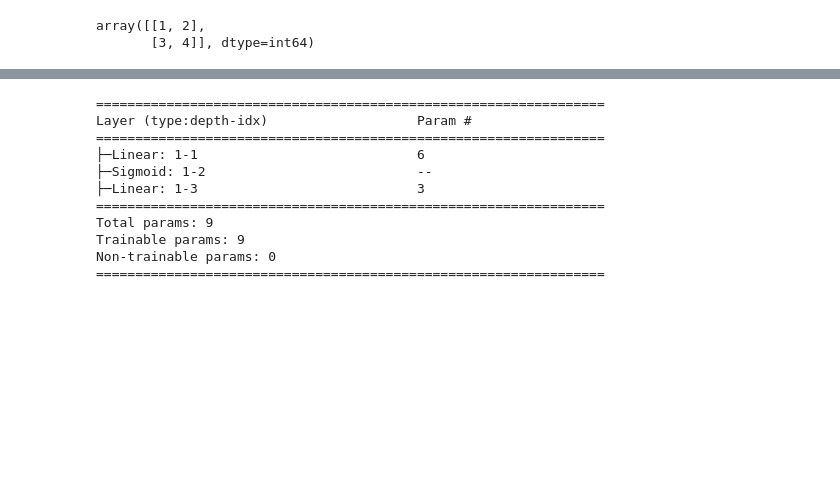
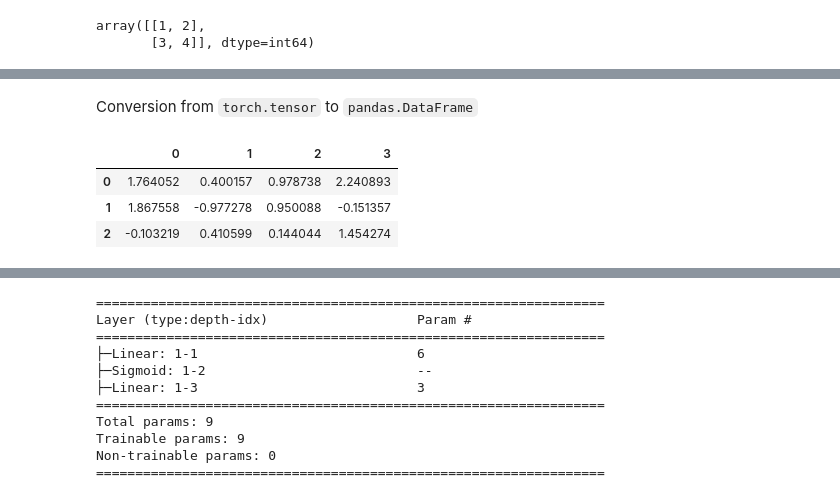
Before and after one commit to Sutton-Research-Lab/Python_workshop_2022, a Jupyter notebook: materials/Day_04/Day_04_Introduction_to_Pytorch.ipynb, the cells around one changed output, grey strips where cells are left out. Saved outputs shown, nothing was run; the diff lists cells and outputs as text; code cells hidden in the pictures; blank space fills up the shorter version.

````diff
--- a/materials/Day_04/Day_04_Introduction_to_Pytorch.ipynb
+++ b/materials/Day_04/Day_04_Introduction_to_Pytorch.ipynb
@@ -84,2 +108,11 @@ array([[1, 2],
+# %% [markdown]
+Conversion from ```torch.tensor``` to ```pandas.DataFrame```
+# %%
+pd.DataFrame(tarr.numpy())
+# %% [output]
+|  | 0 | 1 | 2 | 3 |
+| 0 | 1.764052 | 0.400157 | 0.978738 | 2.240893 |
+| 1 | 1.867558 | -0.977278 | 0.950088 | -0.151357 |
+| 2 | -0.103219 | 0.410599 | 0.144044 | 1.454274 |
 # %% [markdown]
 ## 2. Building deep learning models
````
Also changed, not shown: parts of 43 cells of this notebook.
